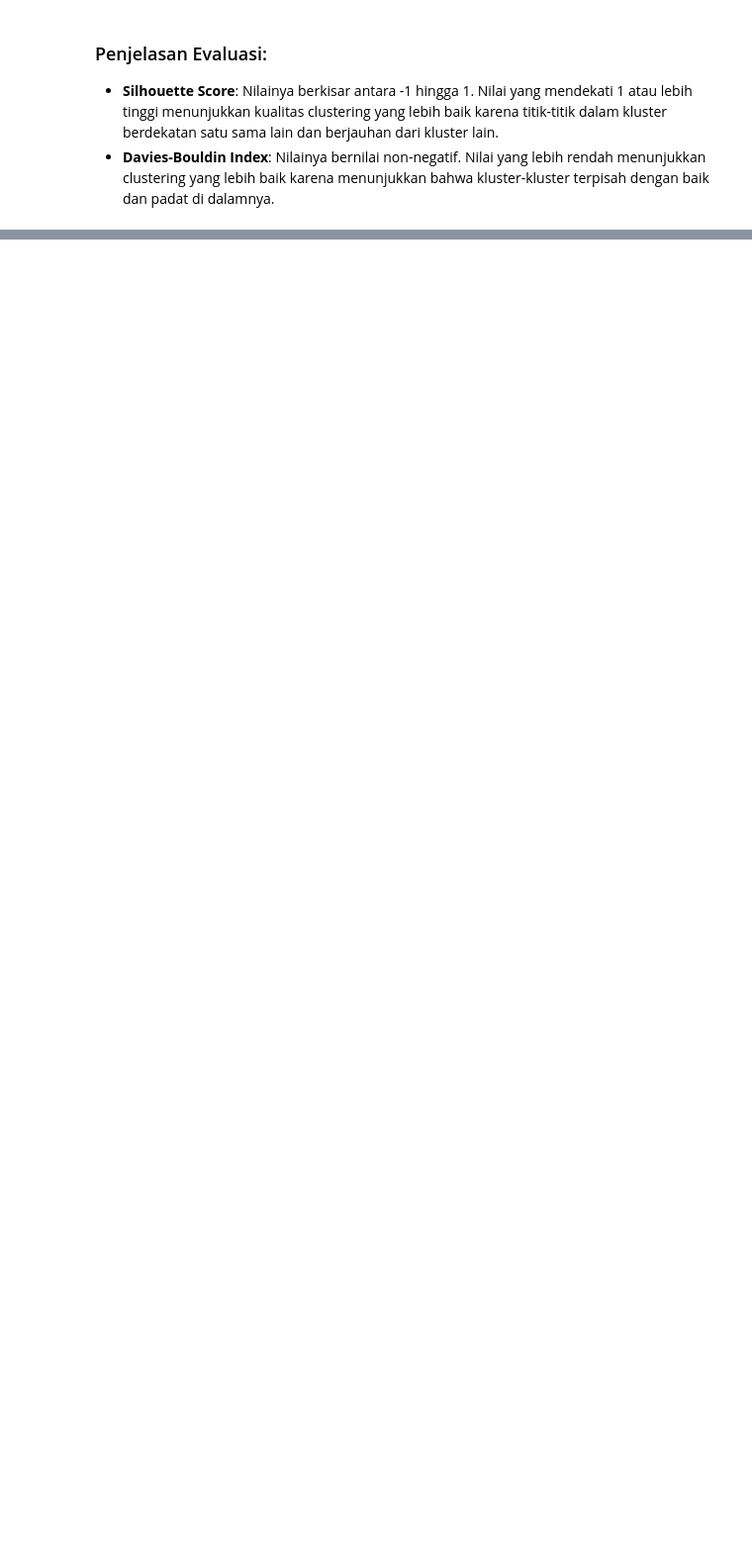
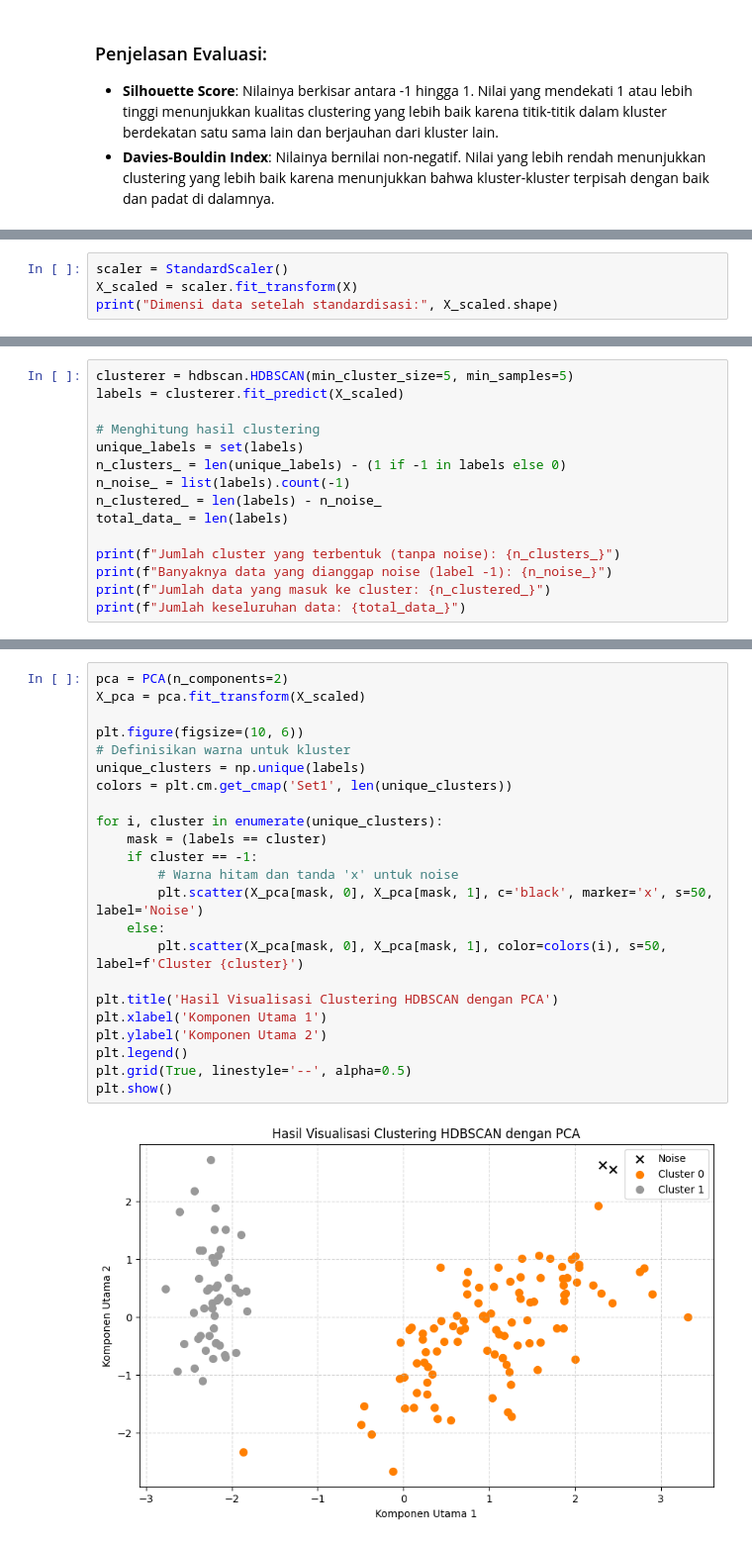
Before and after one commit to Yahya1805/machine-learning_2026, a Jupyter notebook: ML_JS05_10.ipynb, the cells around one changed output, grey strips where cells are left out. Shown at 99% size. Cells and saved outputs as stored; diff of their text form; blank space fills up the shorter version.

```diff
--- a/ML_JS05_10.ipynb
+++ b/ML_JS05_10.ipynb
@@ -185,0 +275,4 @@ plt.show()
+# %%
+scaler = StandardScaler()
+X_scaled = scaler.fit_transform(X)
+print("Dimensi data setelah standardisasi:", X_scaled.shape)
@@ -185,0 +285,15 @@ plt.show()
+# %%
+clusterer = hdbscan.HDBSCAN(min_cluster_size=5, min_samples=5)
+labels = clusterer.fit_predict(X_scaled)
+
+# Menghitung hasil clustering
+unique_labels = set(labels)
+n_clusters_ = len(unique_labels) - (1 if -1 in labels else 0)
+n_noise_ = list(labels).count(-1)
+n_clustered_ = len(labels) - n_noise_
+total_data_ = len(labels)
+
+print(f"Jumlah cluster yang terbentuk (tanpa noise): {n_clusters_}")
+print(f"Banyaknya data yang dianggap noise (label -1): {n_noise_}")
+print(f"Jumlah data yang masuk ke cluster: {n_clustered_}")
+print(f"Jumlah keseluruhan data: {total_data_}")
@@ -185,0 +309,25 @@ plt.show()
+# %%
+pca = PCA(n_components=2)
+X_pca = pca.fit_transform(X_scaled)
+
+plt.figure(figsize=(10, 6))
+# Definisikan warna untuk kluster
+unique_clusters = np.unique(labels)
+colors = plt.cm.get_cmap('Set1', len(unique_clusters))
+
+for i, cluster in enumerate(unique_clusters):
+    mask = (labels == cluster)
+    if cluster == -1:
+        # Warna hitam dan tanda 'x' untuk noise
+        plt.scatter(X_pca[mask, 0], X_pca[mask, 1], c='black', marker='x', s=50, label='Noise')
+    else:
+        plt.scatter(X_pca[mask, 0], X_pca[mask, 1], color=colors(i), s=50, label=f'Cluster {cluster}')
+
+plt.title('Hasil Visualisasi Clustering HDBSCAN dengan PCA')
+plt.xlabel('Komponen Utama 1')
+plt.ylabel('Komponen Utama 2')
+plt.legend()
+plt.grid(True, linestyle='--', alpha=0.5)
+plt.show()
+# %% [output]
+[figure, added]
```
Also changed, not shown: parts of 20 cells of this notebook.
